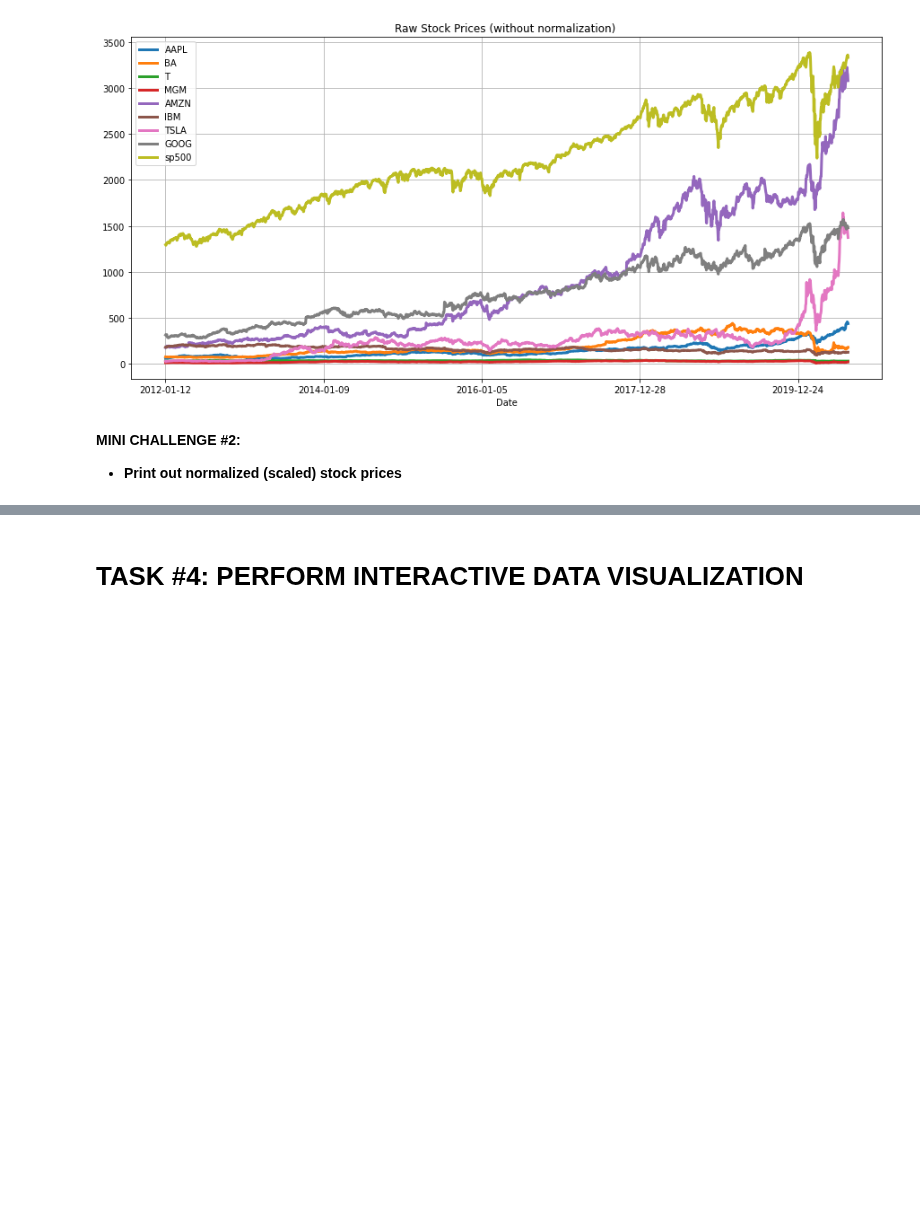
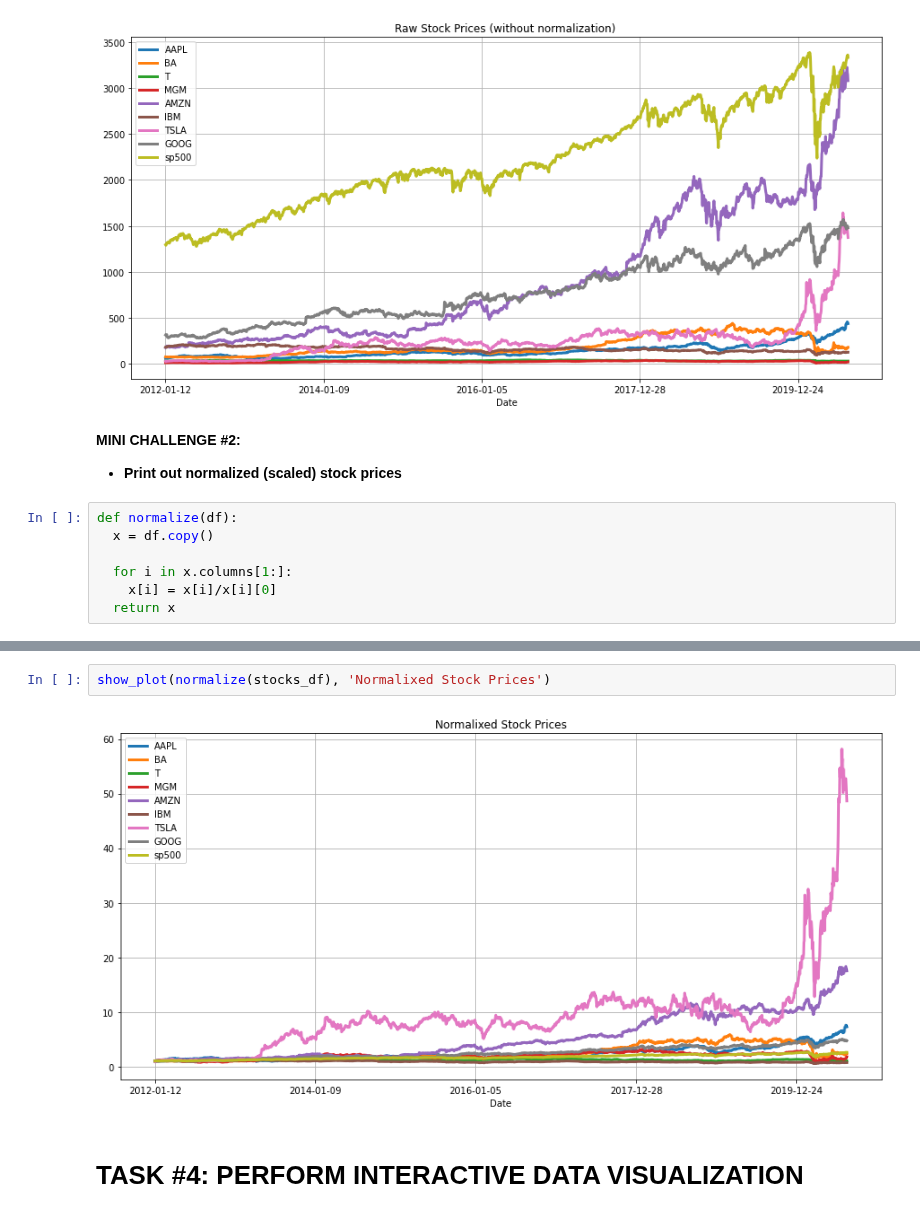
Before and after one commit to LinaSachuk/The-Complete-Python-and-Machine-Learning-for-Financial-Analysis, a Jupyter notebook: Finance_101_1_Stocks_Data_Analysis_and_Visualization.ipynb, the cells around one changed output, grey strips where cells are left out. Saved outputs shown, nothing was run; the diff lists cells and outputs as text; blank space fills up the shorter version.

```diff
--- a/Finance_101_1_Stocks_Data_Analysis_and_Visualization.ipynb
+++ b/Finance_101_1_Stocks_Data_Analysis_and_Visualization.ipynb
@@ -199,3 +199,10 @@ show_plot(stocks_df, 'Raw Stock Prices (without normalization) ')
 # %% [markdown]
 **MINI CHALLENGE #2:**
 - **Print out normalized (scaled) stock prices**
+# %%
+def normalize(df):
+  x = df.copy()
+
+  for i in x.columns[1:]:
+    x[i] = x[i]/x[i][0]
+  return x
@@ -202,3 +225,7 @@ show_plot(stocks_df, 'Raw Stock Prices (without normalization) ')
+# %%
+show_plot(normalize(stocks_df), 'Normalixed Stock Prices')
+# %% [output]
+[figure, added]
 # %% [markdown]
 # TASK #4: PERFORM INTERACTIVE DATA VISUALIZATION
 # %%
```
Also changed, not shown: parts of 1 cell of this notebook.
